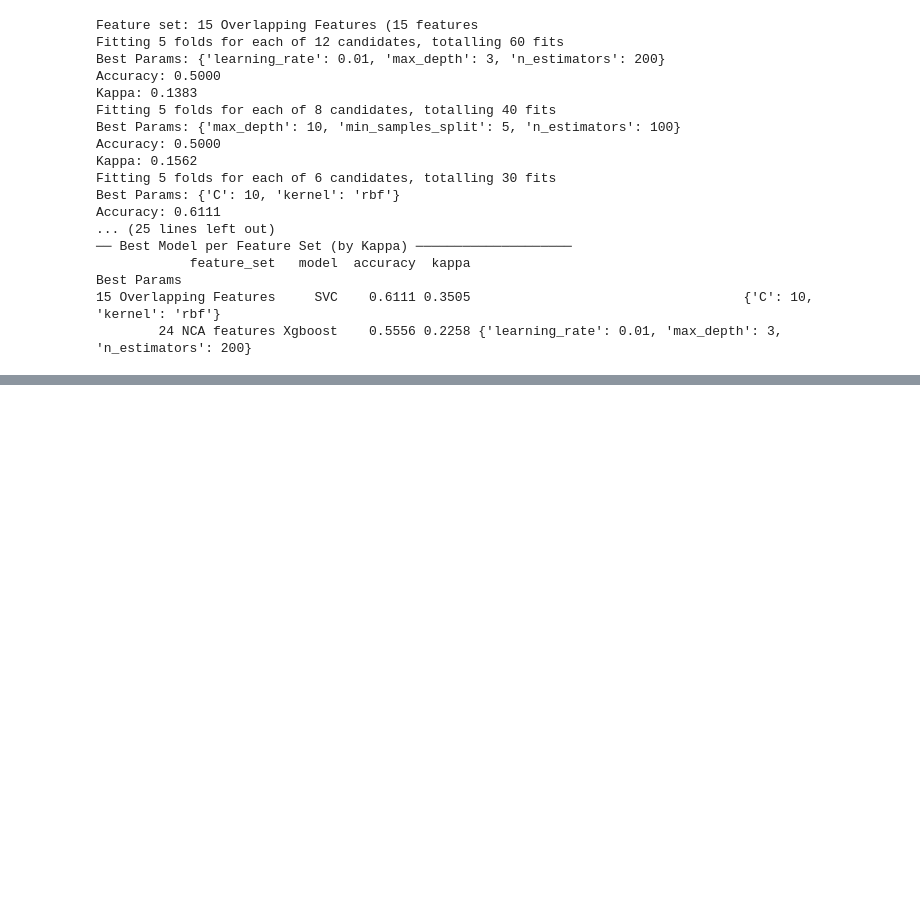
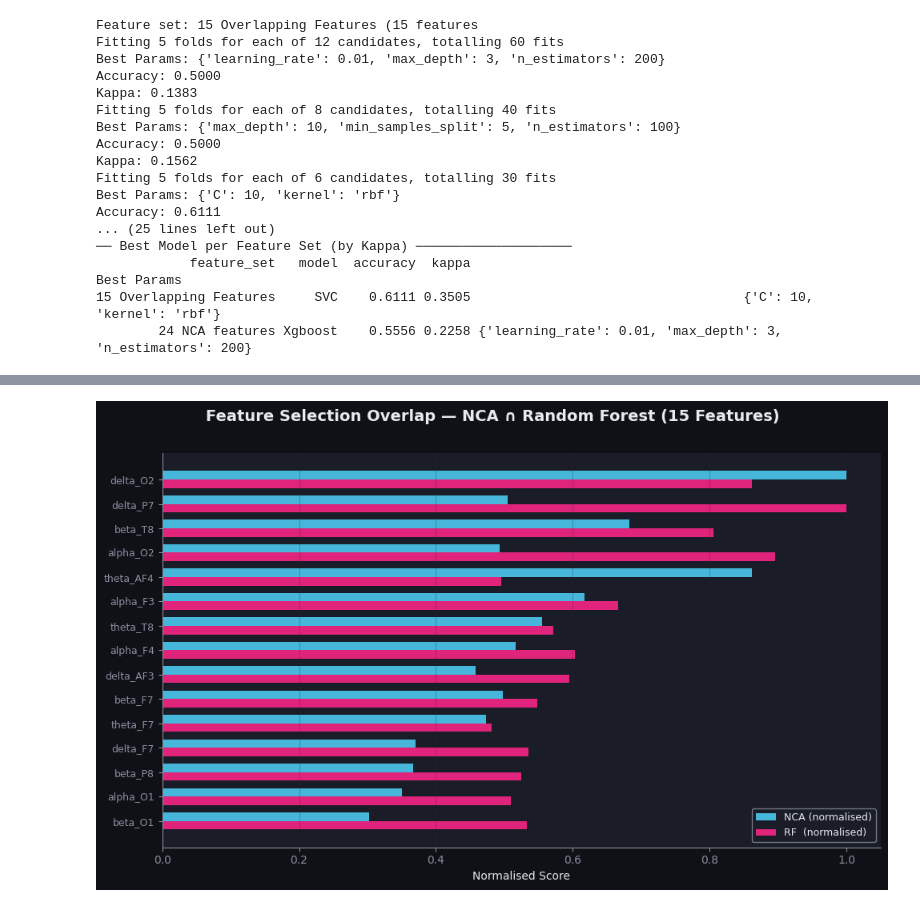
Before and after one commit to Folasewa/EEG-Based_Mental_Workload_Classifier, a Jupyter notebook: notebooks/classification.ipynb, the cells around one changed output, grey strips where cells are left out. Saved outputs shown, nothing was run; the diff lists cells and outputs as text; code cells hidden in the pictures; blank space fills up the shorter version.

```diff
--- a/notebooks/classification.ipynb
+++ b/notebooks/classification.ipynb
@@ -483,0 +860,36 @@ Accuracy: 0.6111
+# %%
+# ── Figure 3: Overlap — NCA ∩ RF (15 features) ───────────────────────────────
+fig, ax = plt.subplots(figsize=(10, 6), facecolor=PALETTE["bg"])
+fig.suptitle("Feature Selection Overlap — NCA ∩ Random Forest (15 Features)",
+             fontsize=14, fontweight="bold", color=PALETTE["text"], y=1.01)
+
+names   = sorted(overlap_feature_names)
+nca_norm = nca_avg_weights / nca_avg_weights.max()
+rf_norm  = rf_avg_importances / rf_avg_importances.max()
+indices  = [feature_columns.index(n) for n in names]
+nca_scores = nca_norm[indices]
+rf_scores  = rf_norm[indices]
+combined   = (nca_scores + rf_scores) / 2
+sort_order = np.argsort(combined)
+names_s    = [names[i] for i in sort_order]
+nca_s      = nca_scores[sort_order]
+rf_s       = rf_scores[sort_order]
+
+y_pos = np.arange(len(names_s))
+h     = 0.35
+ax.barh(y_pos + h/2, nca_s, height=h, color=PALETTE["accent1"], label="NCA (normalised)", alpha=0.9)
+ax.barh(y_pos - h/2, rf_s,  height=h, color=PALETTE["accent2"], label="RF  (normalised)", alpha=0.9)
+
+ax.set_yticks(y_pos)
+ax.set_yticklabels(names_s, fontsize=9)
+ax.set_xlabel("Normalised Score", fontsize=10)
+ax.grid(axis="x", alpha=0.4)
+ax.spines[["top", "right"]].set_visible(False)
+ax.legend(facecolor=PALETTE["panel"], edgecolor=PALETTE["subtext"],
+          fontsize=9, labelcolor=PALETTE["text"])
+
+plt.tight_layout()
+plt.savefig("fig3_overlap_features.png", dpi=180, bbox_inches="tight", facecolor=PALETTE["bg"])
+plt.show()
+# %% [output]
+[figure, added]
```
Also changed, not shown: parts of 11 cells of this notebook, 7 other files.
